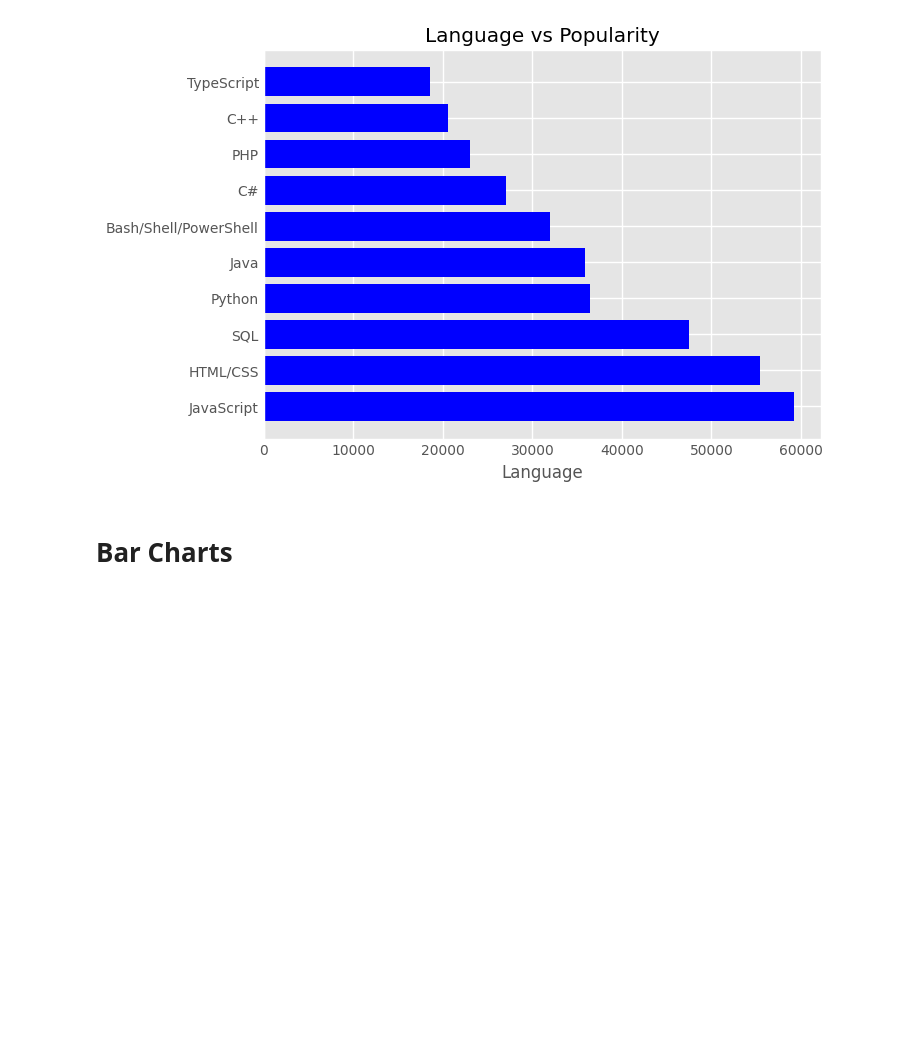
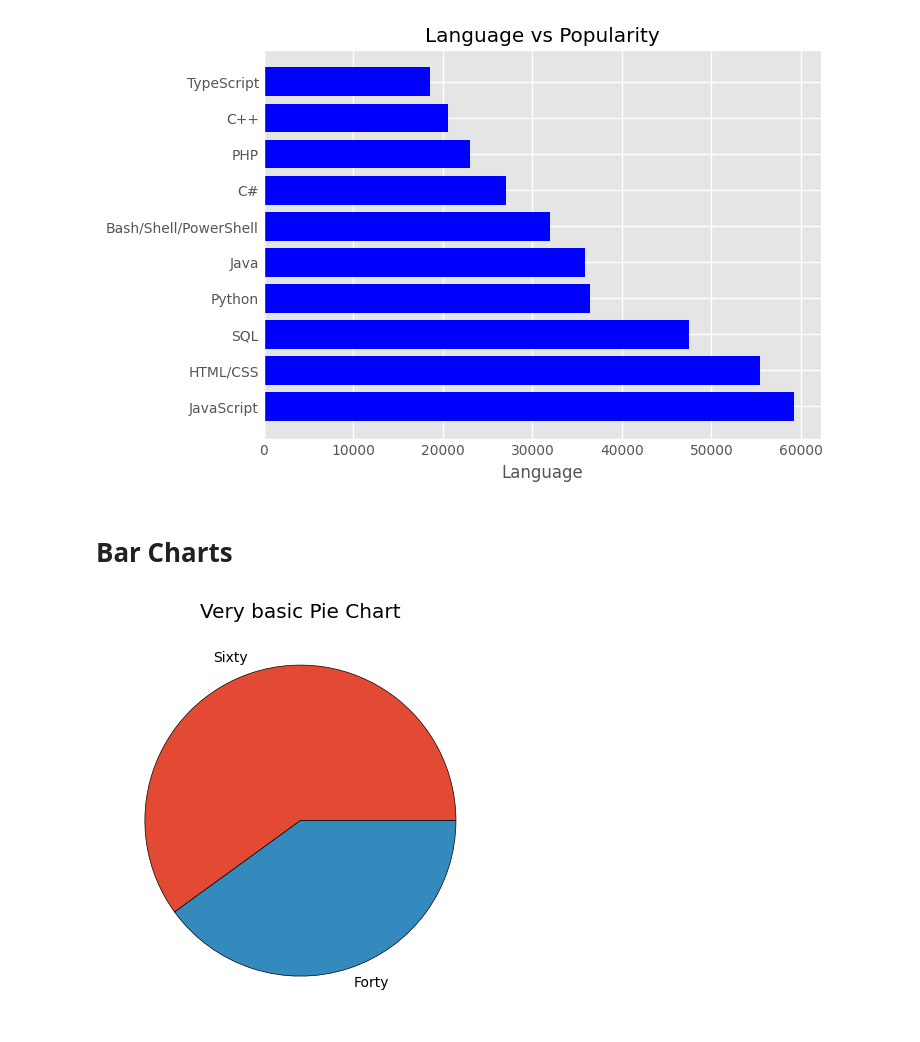
Before and after one commit to monisakhtar/ML, a Jupyter notebook: Matplotlib.ipynb, the cells around one changed output. Cells and saved outputs as stored; diff of their text form; code cells hidden in the pictures; blank space fills up the shorter version.

```diff
--- a/Matplotlib.ipynb
+++ b/Matplotlib.ipynb
@@ -292,3 +307,12 @@ plt.show()
 [figure]
 # %% [markdown]
 # **Bar Charts**
+# %%
+# Plotting a very basic pie chart
+slices = [60, 40]
+label = ['Sixty', 'Forty']
+plt.pie(slices, labels = label, wedgeprops = {'edgecolor': 'black'})
+plt.title('Very basic Pie Chart')
+plt.show()
+# %% [output]
+[figure, added]
```
Also changed, not shown: parts of 8 cells of this notebook.
